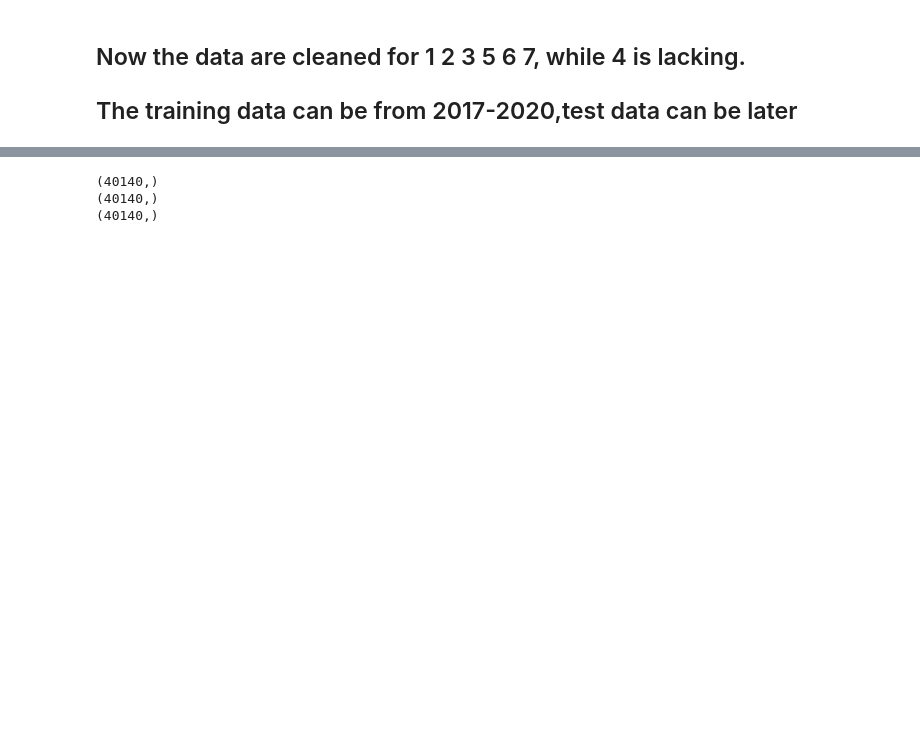
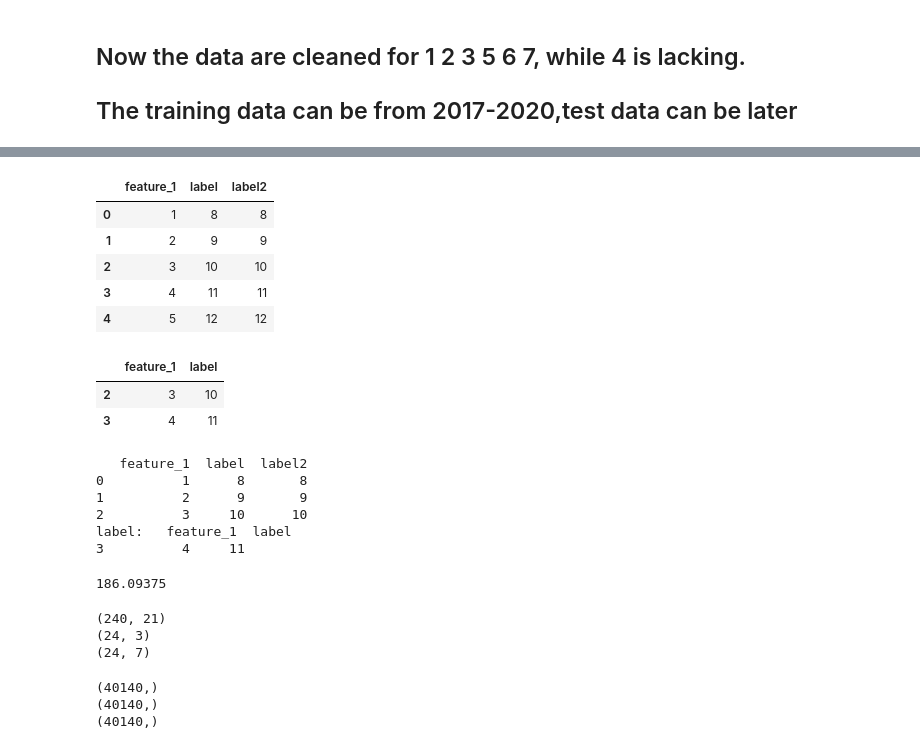
Before and after one commit to 2359181042/GNN_cs224w, a Jupyter notebook: Ireland_wells.ipynb, the cells around one changed output, grey strips where cells are left out. Cells and saved outputs as stored; diff of their text form; code cells hidden in the pictures; blank space fills up the shorter version.

```diff
--- a/Ireland_wells.ipynb
+++ b/Ireland_wells.ipynb
@@ -169,0 +274,20 @@ axs[6].plot(df2.index, df2['O7L'])
+# %%
+sample_data=pd.DataFrame(dict(
+    feature_1=[1,2,3,4,5,6,7],
+    label=[8,9,10,11,12,13,14],
+    label2=[8,9,10,11,12,13,14]
+))
+sample_data.head()
+# %% [output]
+|  | feature_1 | label | label2 |
+| 0 | 1 | 8 | 8 |
+| 1 | 2 | 9 | 9 |
+| 2 | 3 | 10 | 10 |
+| 3 | 4 | 11 | 11 |
+| 4 | 5 | 12 | 12 |
+# %%
+sample_data.iloc[2:4,0:2]
+# %% [output]
+|  | feature_1 | label |
+| 2 | 3 | 10 |
+| 3 | 4 | 11 |
@@ -169,0 +296,10 @@ axs[6].plot(df2.index, df2['O7L'])
+# %%
+print(sample_sequences[0][0])
+print(f'label:{sample_sequences[0][1]}')
+# %% [output]
+   feature_1  label  label2
+0          1      8       8
+1          2      9       9
+2          3     10      10
+label:   feature_1  label
+3          4     11
@@ -170 +313,13 @@ axs[6].plot(df2.index, df2['O7L'])
+# %%
+print(len(train_sequences)/128)
+# %% [output]
+186.09375
+# %%
+print(train_sequences[0][0].shape)
+print(train_sequences[0][1].shape)
+print(train_sequences[0][2].shape)
+# %% [output]
+(240, 21)
+(24, 3)
+(24, 7)
 # %%
```
Also changed, not shown: parts of 30 cells of this notebook.
